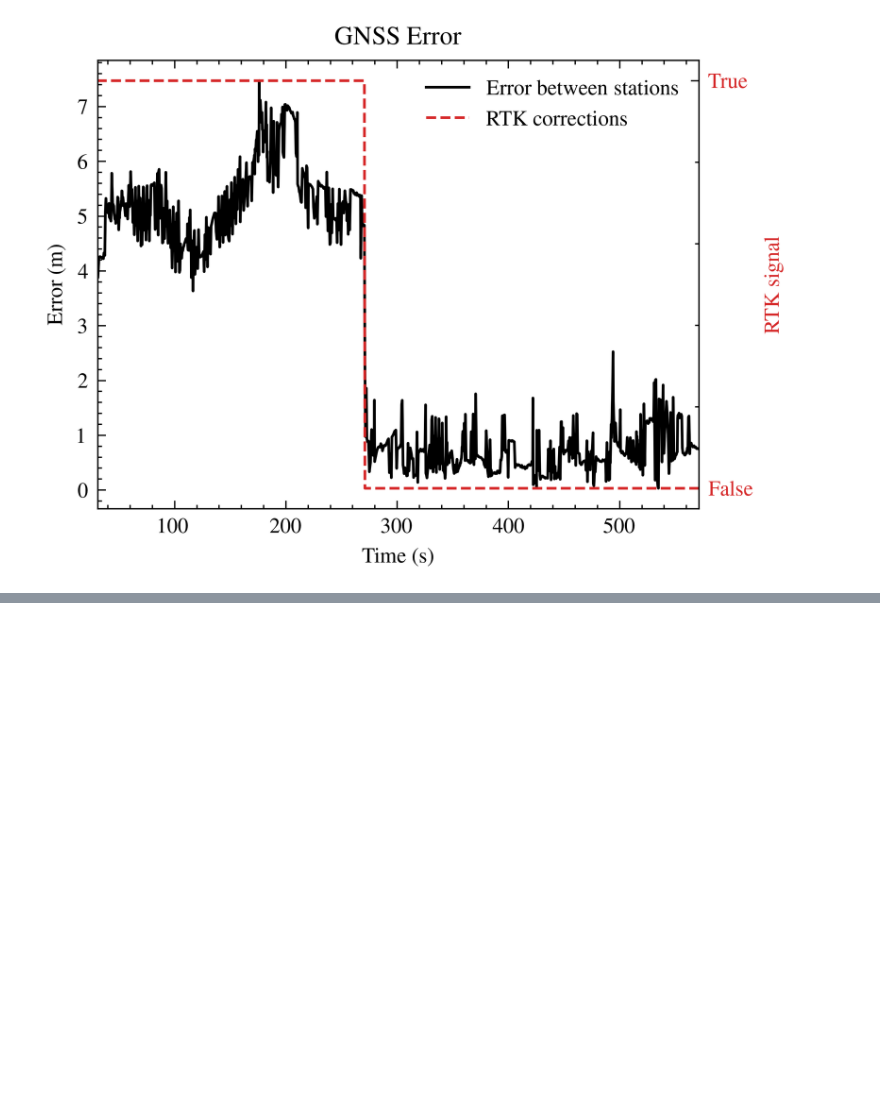
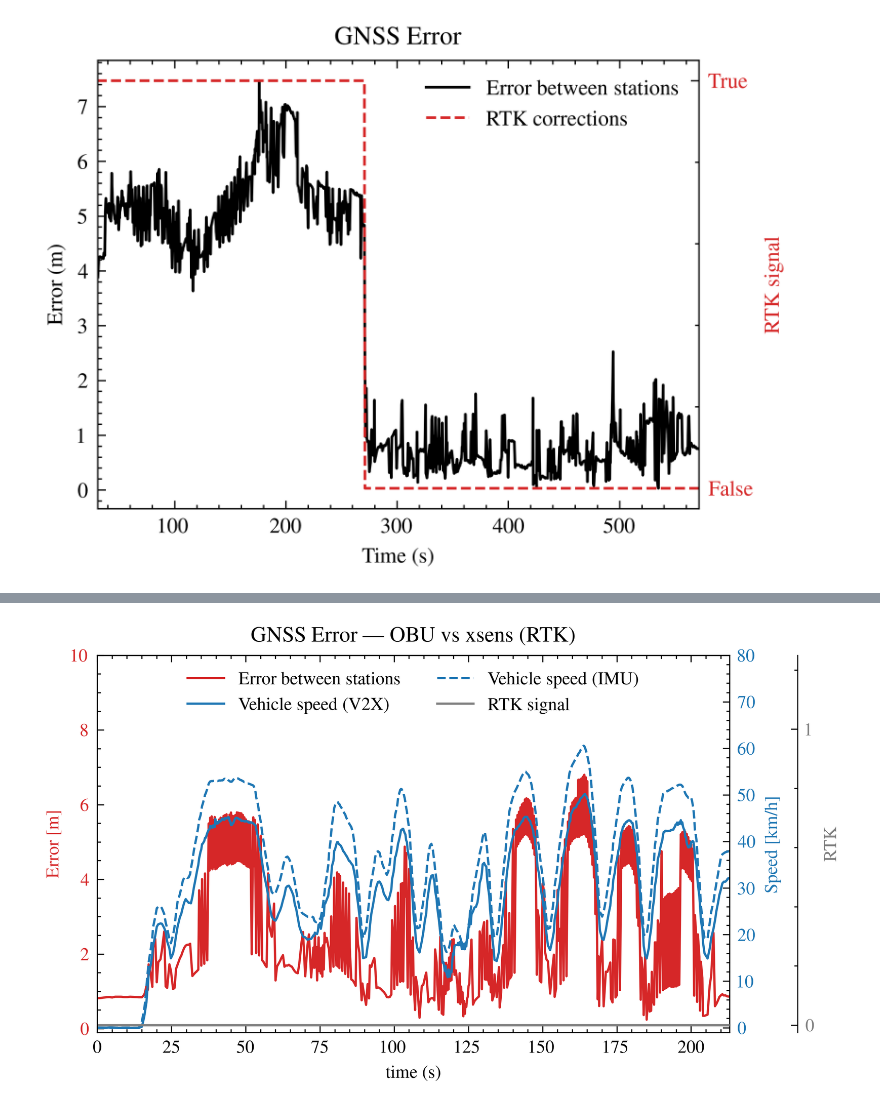
Before and after one commit to LMA-FEM-UNICAMP/vilma_v2x, a Jupyter notebook: vilma_v2x/evaluation/obu_gnss_error.ipynb, the cells around one changed output, grey strips where cells are left out. Cells and saved outputs as stored; diff of their text form; code cells hidden in the pictures; blank space fills up the shorter version.

```diff
--- a/vilma_v2x/evaluation/obu_gnss_error.ipynb
+++ b/vilma_v2x/evaluation/obu_gnss_error.ipynb
@@ -165,0 +166,14 @@ Histogram error / velocity
+# %%
+df = pd.read_csv('high_speed_data_v2x_rtk.csv')
+
+print(df.columns)
+
+
+distance = df['distance'].to_numpy()
+v_imu = df['velocity_imu'].to_numpy()
+v_cam = df['velocity_cam'].to_numpy()
+rtk = df['rtk'].to_numpy()
+
+t = df['timestamp_gnss'].to_numpy()
+
+t = t - t[0]
@@ -165,0 +242,46 @@ Histogram error / velocity
+# %%
+fig, ax1 = plt.subplots(figsize=(5, 3))
+
+plt.title("GNSS Error | OBU vs xsens (RTK)")
+
+color = 'tab:red'
+ax1.set_xlabel('time (s)')
+ax1.set_ylabel('Error [m]', color=color)
+l1, = ax1.plot(t, distance, color=color, label="Error between stations")
+ax1.tick_params(axis='y', labelcolor=color)
+ax1.set_xlim(t[0],t[len(t)-1])
+ax1.set_ylim(-0.1, 10)
+
+
+
+ax2 = ax1.twinx()  # instantiate a second Axes that shares the same x-axis
+
+
+color = 'tab:blue'
+ax2.set_ylabel('Speed [km/h]', color=color)  # we already handled the x-label with ax1
+l2, = ax2.plot(t, v_cam, color=color,  label="Vehicle speed (V2X)")
+l3, = ax2.plot(t, v_imu, color=color,  label="Vehicle speed (IMU)", linestyle='--')
+ax2.tick_params(axis='y', labelcolor=color)
+ax2.set_ylim(-1, 80)
+
+
+ax3 = ax1.twinx()  # instantiate a second Axes that shares the same x-axis
+ax3.spines['right'].set_position(('outward', 30)) # Adjust '60' as needed for spacing
+color = 'tab:gray'
+ax3.set_ylabel('RTK', color=color)  # we already handled the x-label with ax1
+l4, = ax3.plot(t, rtk, color=color, label="RTK signal")
+ax3.tick_params(axis='y', labelcolor=color)
+ax3.set_yticks([0, 1])
+ax3.set_ylim(-0.025, 1.25)
+
+lines = [l1, l2, l3, l4]
+labels = [line.get_label() for line in lines]
+ax1.legend(lines, labels, loc='upper center', ncol=2)
+
+#fig.tight_layout()  # otherwise the right y-label is slightly clipped
+plt.savefig("high_gnss_behavior.png")
+# plt.savefig('gnss_behavior.pdf', format='pdf')
+
+plt.show()
+# %% [output]
+[figure, added]
```
Also changed, not shown: parts of 4 cells of this notebook, 2 other files.
